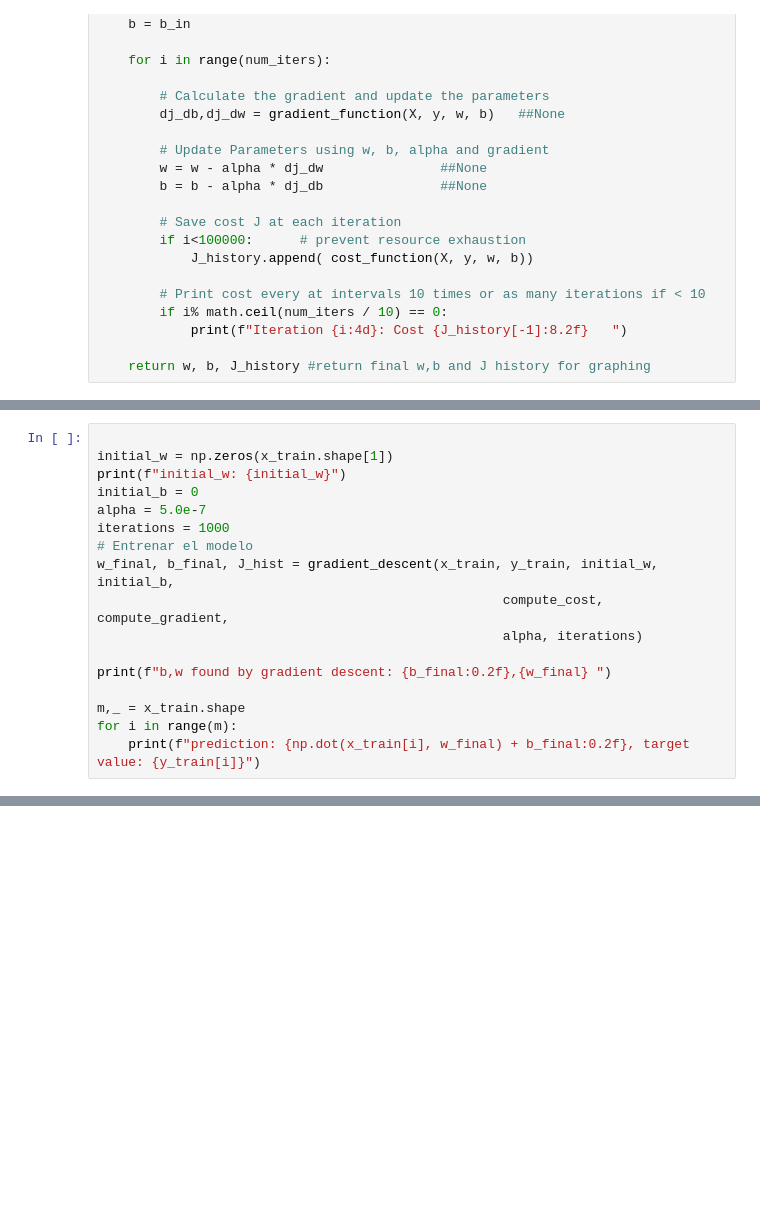
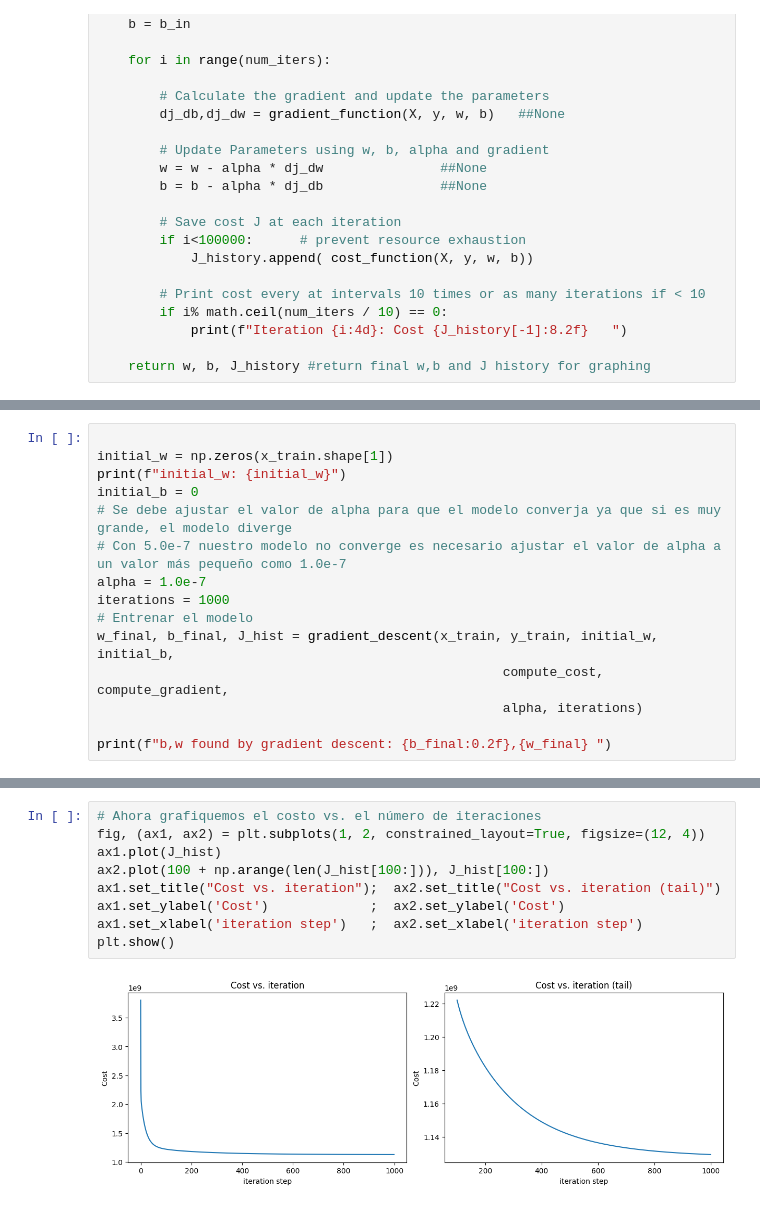
Before and after one commit to NikoMalek/House-prices-linear-regression, a Jupyter notebook: house-price-predict.ipynb, the cells around one changed output, grey strips where cells are left out. Cells and saved outputs as stored; diff of their text form; blank space fills up the shorter version.

```diff
--- a/house-price-predict.ipynb
+++ b/house-price-predict.ipynb
@@ -287,7 +330,9 @@ Name: SalePrice, dtype: int64
 initial_w = np.zeros(x_train.shape[1])
 print(f"initial_w: {initial_w}")
 initial_b = 0
-alpha = 5.0e-7
+# Se debe ajustar el valor de alpha para que el modelo converja ya que si es muy grande, el modelo diverge
+# Con 5.0e-7 nuestro modelo no converge es necesario ajustar el valor de alpha a un valor más pequeño como 1.0e-7
+alpha = 1.0e-7
 iterations = 1000
 # Entrenar el modelo
 w_final, b_final, J_hist = gradient_descent(x_train, y_train, initial_w, initial_b,
@@ -295,9 +340,5 @@ w_final, b_final, J_hist = gradient_descent(x_train, y_train, initial_w, initial
                                                     alpha, iterations)
 
 print(f"b,w found by gradient descent: {b_final:0.2f},{w_final} ")
-
-m,_ = x_train.shape
-for i in range(m):
-    print(f"prediction: {np.dot(x_train[i], w_final) + b_final:0.2f}, target value: {y_train[i]}")
 # %% [output]
 initial_w: [0. 0. 0. 0. 0. 0. 0. 0. 0.]
@@ -304,0 +381,11 @@ KeyError: 0
+# %%
+# Ahora grafiquemos el costo vs. el número de iteraciones
+fig, (ax1, ax2) = plt.subplots(1, 2, constrained_layout=True, figsize=(12, 4))
+ax1.plot(J_hist)
+ax2.plot(100 + np.arange(len(J_hist[100:])), J_hist[100:])
+ax1.set_title("Cost vs. iteration");  ax2.set_title("Cost vs. iteration (tail)")
+ax1.set_ylabel('Cost')             ;  ax2.set_ylabel('Cost')
+ax1.set_xlabel('iteration step')   ;  ax2.set_xlabel('iteration step')
+plt.show()
+# %% [output]
+[figure, added]
```
Also changed, not shown: parts of 15 cells of this notebook.
